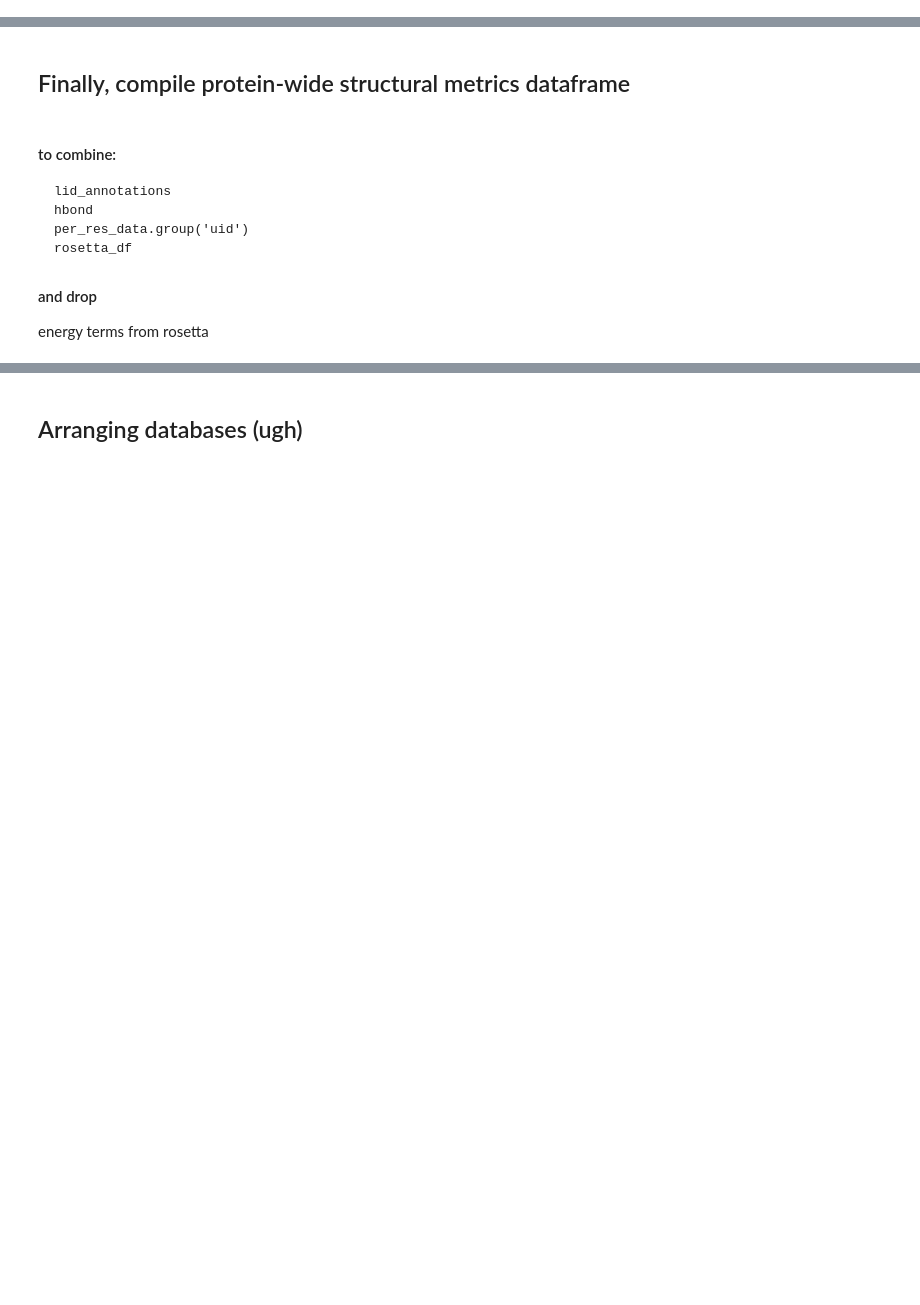
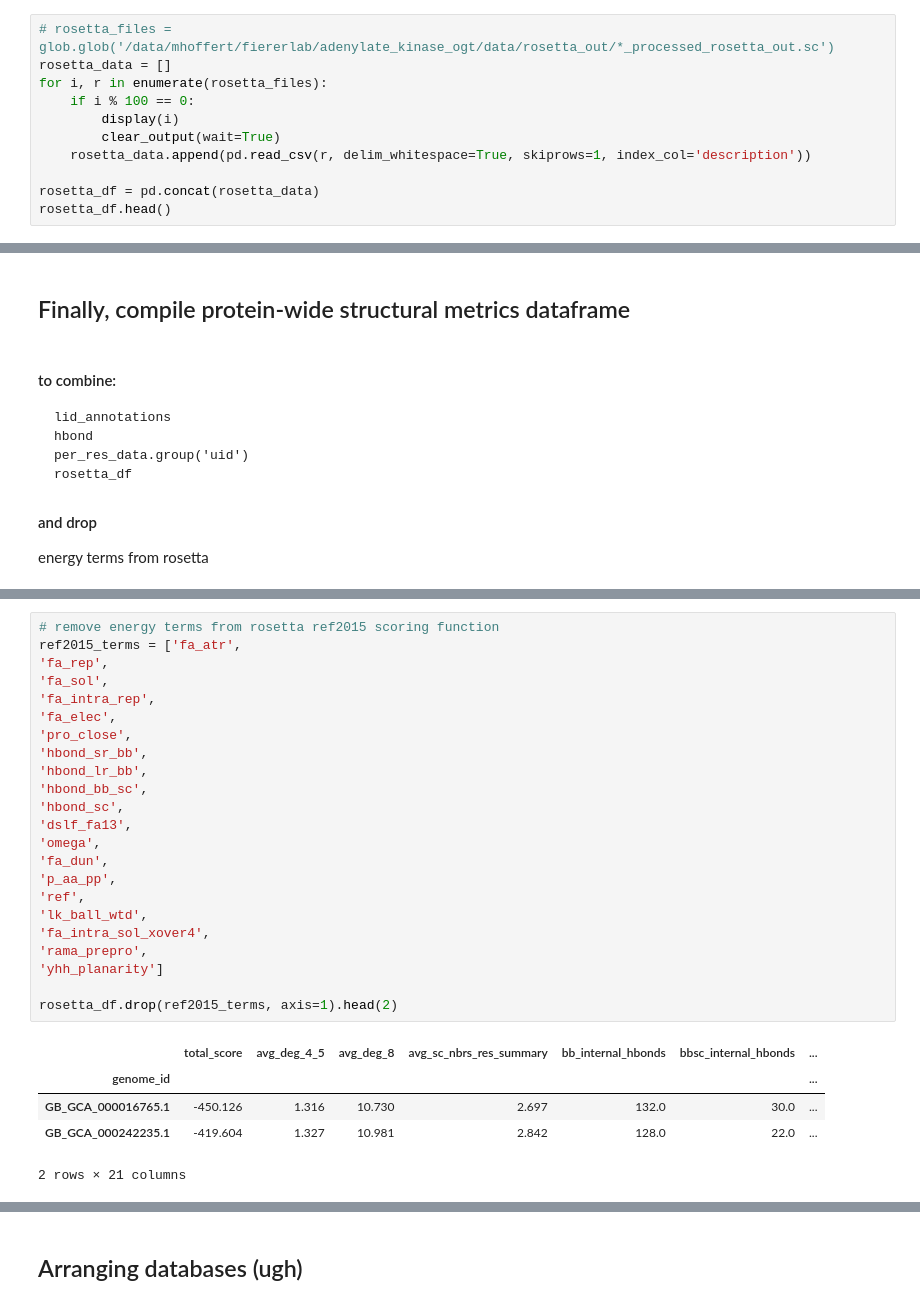
Before and after one commit to realmichaelhoffert/adenylate_kinase_ogt, a Jupyter notebook: notebooks/01_compile_data.ipynb, the cells around one changed output, grey strips where cells are left out. Drawn from its saved outputs; the diff is of its cells as text; blank space fills up the shorter version.

```diff
--- a/notebooks/01_compile_data.ipynb
+++ b/notebooks/01_compile_data.ipynb
@@ -74,3 +82,14 @@ python_metrics_df.head()
 | 2 | 11.289720 | 49.538232 | GB_GCA_000242235.1 |
 | 3 | 11.276190 | 50.018080 | GB_GCA_000283575.1 |
 | 4 | 11.359116 | 51.483049 | GB_GCA_001054945.1 |
+# %%
+# rosetta_files = glob.glob('/data/mhoffert/fiererlab/adenylate_kinase_ogt/data/rosetta_out/*_processed_rosetta_out.sc')
+rosetta_data = []
+for i, r in enumerate(rosetta_files):
+    if i % 100 == 0:
+        display(i)
+        clear_output(wait=True)
+    rosetta_data.append(pd.read_csv(r, delim_whitespace=True, skiprows=1, index_col='description'))
+
+rosetta_df = pd.concat(rosetta_data)
+rosetta_df.head()
@@ -419,0 +520,29 @@ energy terms from rosetta
+# %%
+# remove energy terms from rosetta ref2015 scoring function
+ref2015_terms = ['fa_atr',
+'fa_rep',
+'fa_sol',
+'fa_intra_rep',
+'fa_elec',
+'pro_close',
+'hbond_sr_bb',
+'hbond_lr_bb',
+'hbond_bb_sc',
+'hbond_sc',
+'dslf_fa13',
+'omega',
+'fa_dun',
+'p_aa_pp',
+'ref',
+'lk_ball_wtd',
+'fa_intra_sol_xover4',
+'rama_prepro',
+'yhh_planarity']
+
+rosetta_df.drop(ref2015_terms, axis=1).head(2)
+# %% [output]
+|  | total_score | avg_deg_4_5 | avg_deg_8 | avg_sc_nbrs_res_summary | bb_internal_hbonds | bbsc_internal_hbonds | ... |
+| genome_id |  |  |  |  |  |  | ... |
+| GB_GCA_000016765.1 | -450.126 | 1.316 | 10.730 | 2.697 | 132.0 | 30.0 | ... |
+| GB_GCA_000242235.1 | -419.604 | 1.327 | 10.981 | 2.842 | 128.0 | 22.0 | ... |
+2 rows × 21 columns
```
Also changed, not shown: parts of 22 cells of this notebook, 1 other file.
